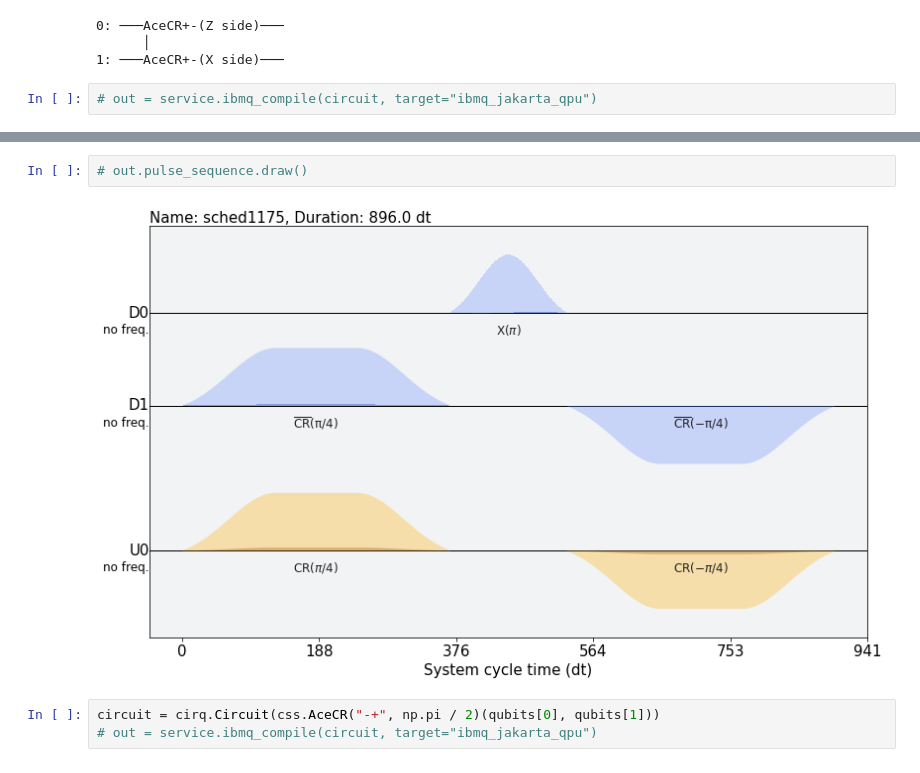
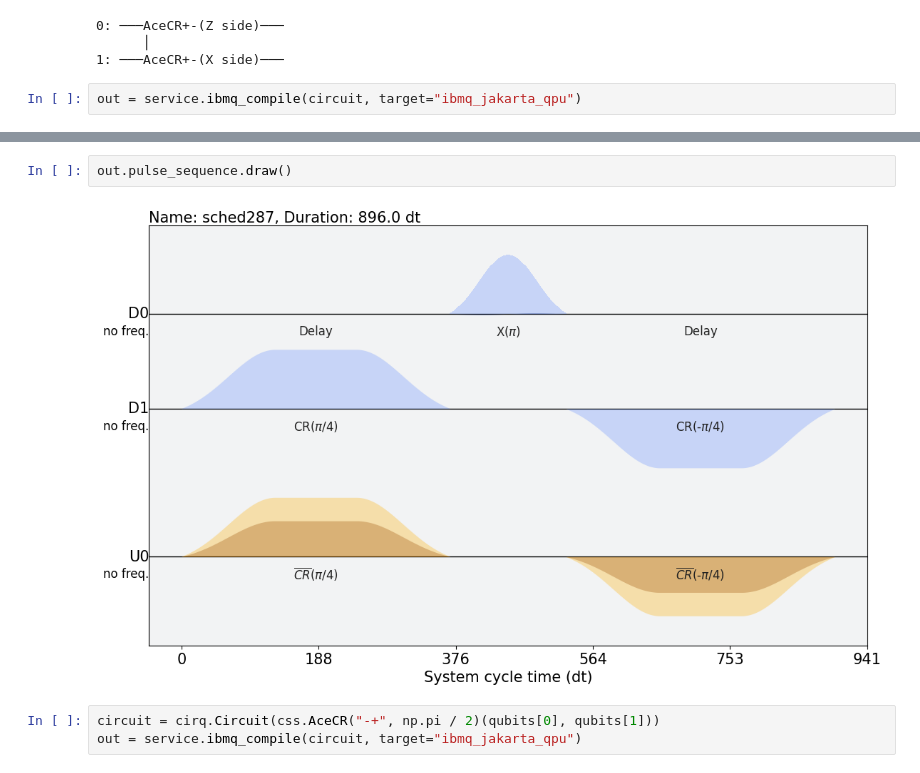
Before and after one commit to Infleqtion/client-superstaq, a Jupyter notebook: examples/ibmq_compile.ipynb, the cells around one changed output, grey strips where cells are left out. Cells and saved outputs as stored; diff of their text form.

```diff
--- a/examples/ibmq_compile.ipynb
+++ b/examples/ibmq_compile.ipynb
@@ -27,5 +28,5 @@ circuit
       │
 1: ───AceCR+-(X side)───
 # %%
-# out = service.ibmq_compile(circuit, target="ibmq_jakarta_qpu")
+out = service.ibmq_compile(circuit, target="ibmq_jakarta_qpu")
 # %%
@@ -37,8 +42,8 @@ circuit
 # %%
-# out.pulse_sequence.draw()
+out.pulse_sequence.draw()
 # %% [output]
-[figure, old version]
+[figure, new version]
 # %%
 circuit = cirq.Circuit(css.AceCR("-+", np.pi / 2)(qubits[0], qubits[1]))
-# out = service.ibmq_compile(circuit, target="ibmq_jakarta_qpu")
+out = service.ibmq_compile(circuit, target="ibmq_jakarta_qpu")
 # %%
```
Also changed, not shown: parts of 5 cells of this notebook, 1 other file.
